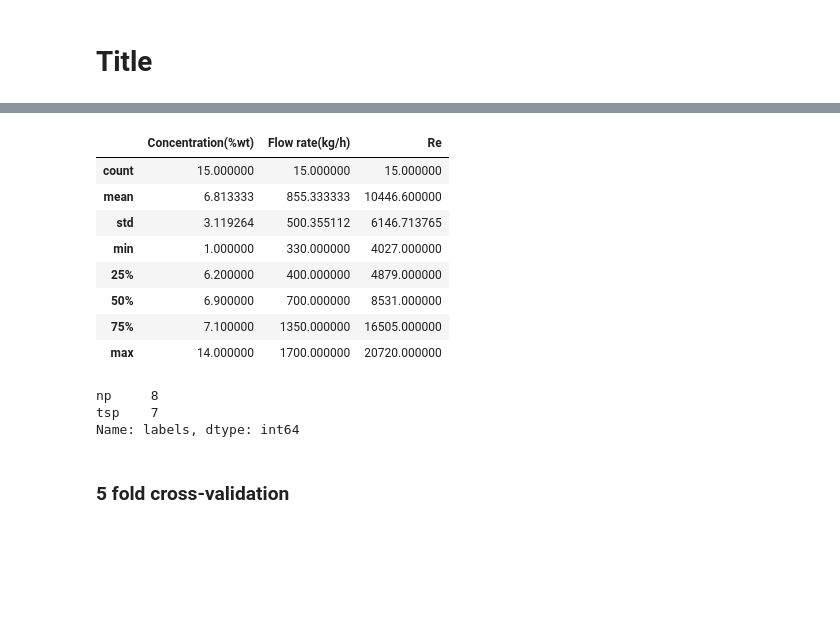
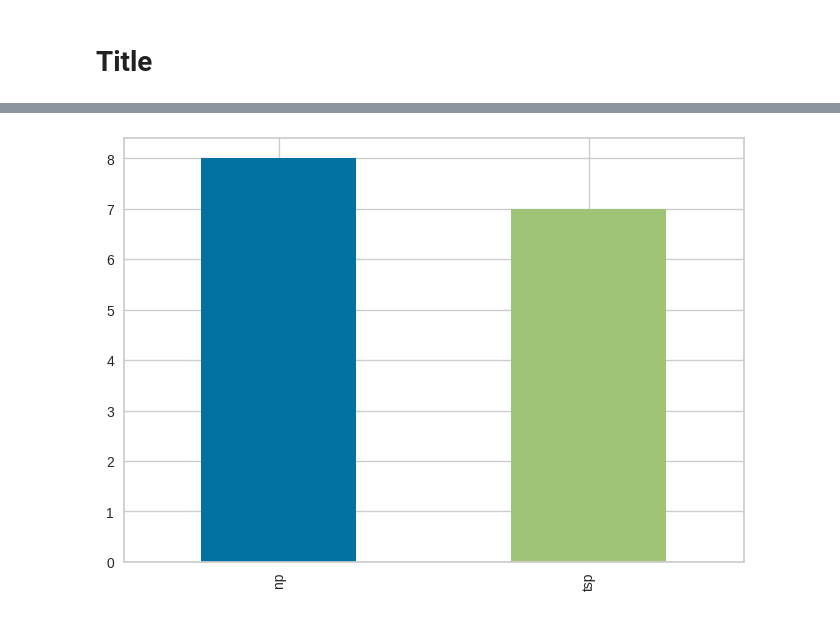
Before and after one commit to skaliy/pcs956_project, a Jupyter notebook: nbs/00_poc_pycaret.ipynb, the cells around one changed output, grey strips where cells are left out. Cells and saved outputs as stored; diff of their text form; code cells hidden in the pictures; blank space fills up the shorter version.

```diff
--- a/nbs/00_poc_pycaret.ipynb
+++ b/nbs/00_poc_pycaret.ipynb
@@ -20,20 +25,5 @@ df.head()
-# %%
-df.describe()
-# %% [output]
-|  | Concentration(%wt) | Flow rate(kg/h) | Re |
-| count | 15.000000 | 15.000000 | 15.000000 |
-| mean | 6.813333 | 855.333333 | 10446.600000 |
-| std | 3.119264 | 500.355112 | 6146.713765 |
-| min | 1.000000 | 330.000000 | 4027.000000 |
-| 25% | 6.200000 | 400.000000 | 4879.000000 |
-| 50% | 6.900000 | 700.000000 | 8531.000000 |
-| 75% | 7.100000 | 1350.000000 | 16505.000000 |
-| max | 14.000000 | 1700.000000 | 20720.000000 |
 # %%
-df.labels.value_counts()
+df["labels"].value_counts().plot.bar(color=['C0', 'C1'])
+plt.show()
 # %% [output]
-np     8
-tsp    7
-Name: labels, dtype: int64
+[figure, added]
-# %% [markdown]
-### 5 fold cross-validation
```
Also changed, not shown: parts of 9 cells of this notebook.
